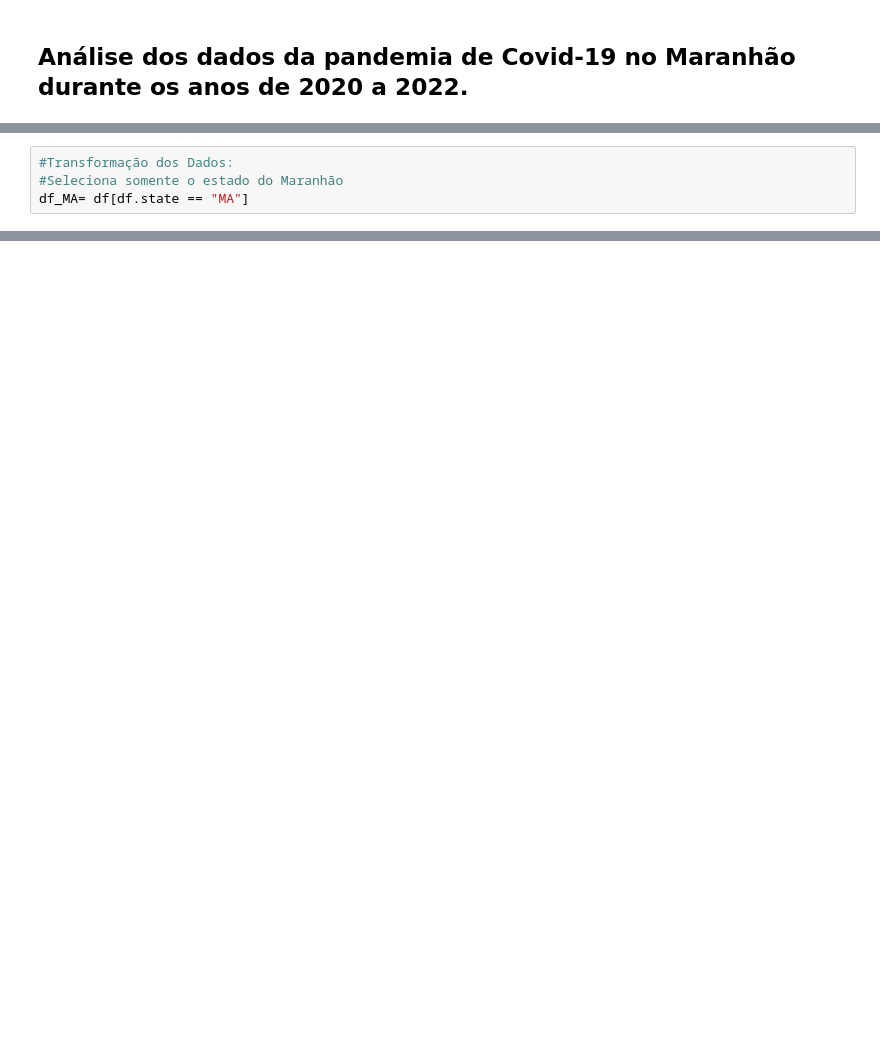
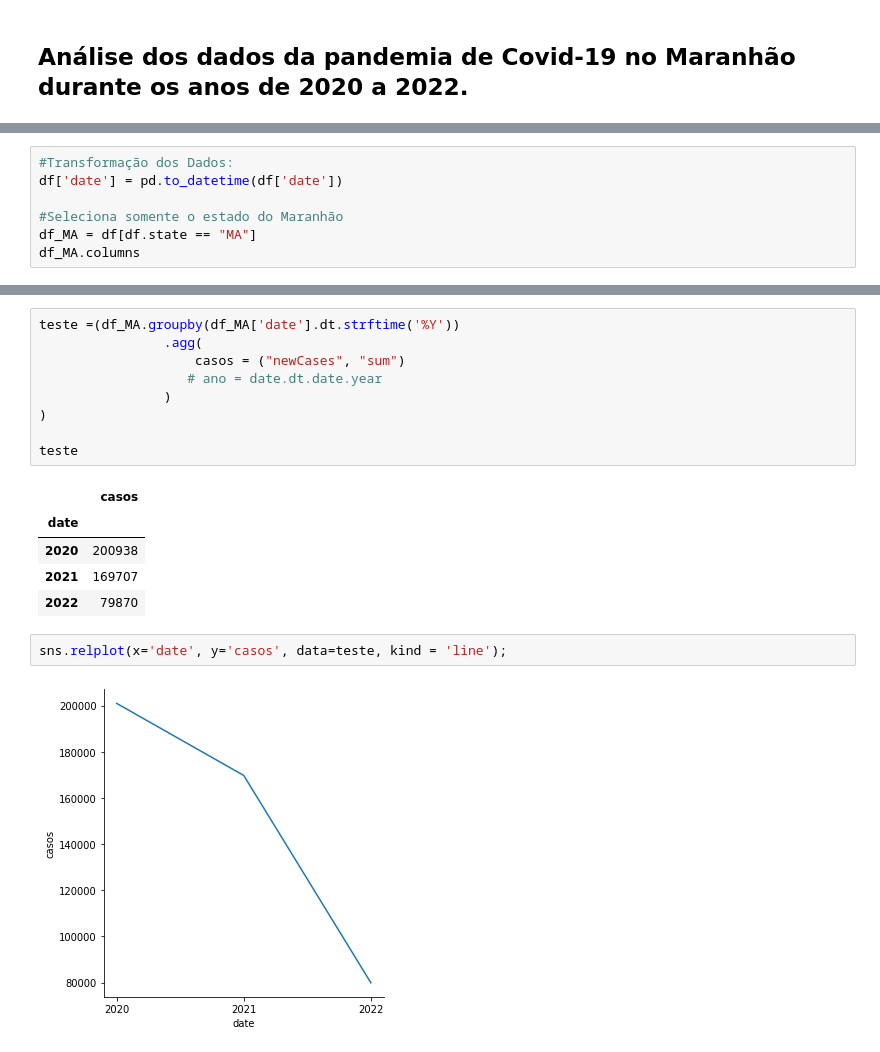
Before and after one commit to jamescp/python, a Jupyter notebook: AnaliseCovid.ipynb, the cells around one changed output, grey strips where cells are left out. Saved outputs shown, nothing was run; the diff lists cells and outputs as text; blank space fills up the shorter version.

```diff
--- a/AnaliseCovid.ipynb
+++ b/AnaliseCovid.ipynb
@@ -14,5 +15,8 @@ import pandas as pd
 df = pd.read_csv("https://raw.githubusercontent.com/wcota/covid19br/master/cases-brazil-states.csv")
 # %%
 #Transformação dos Dados:
+df['date'] = pd.to_datetime(df['date'])
+
 #Seleciona somente o estado do Maranhão
-df_MA= df[df.state == "MA"]
+df_MA = df[df.state == "MA"]
+df_MA.columns
@@ -23,0 +70,19 @@ Casos = df_MA['newDeaths'].sum()
+# %%
+teste =(df_MA.groupby(df_MA['date'].dt.strftime('%Y'))
+                .agg(
+                    casos = ("newCases", "sum")
+                   # ano = date.dt.date.year
+                )
+)
+
+teste
+# %% [output]
+|  | casos |
+| date |  |
+| 2020 | 200938 |
+| 2021 | 169707 |
+| 2022 | 79870 |
+# %%
+sns.relplot(x='date', y='casos', data=teste, kind = 'line');
+# %% [output]
+[figure, added]
```
Also changed, not shown: parts of 11 cells of this notebook.
